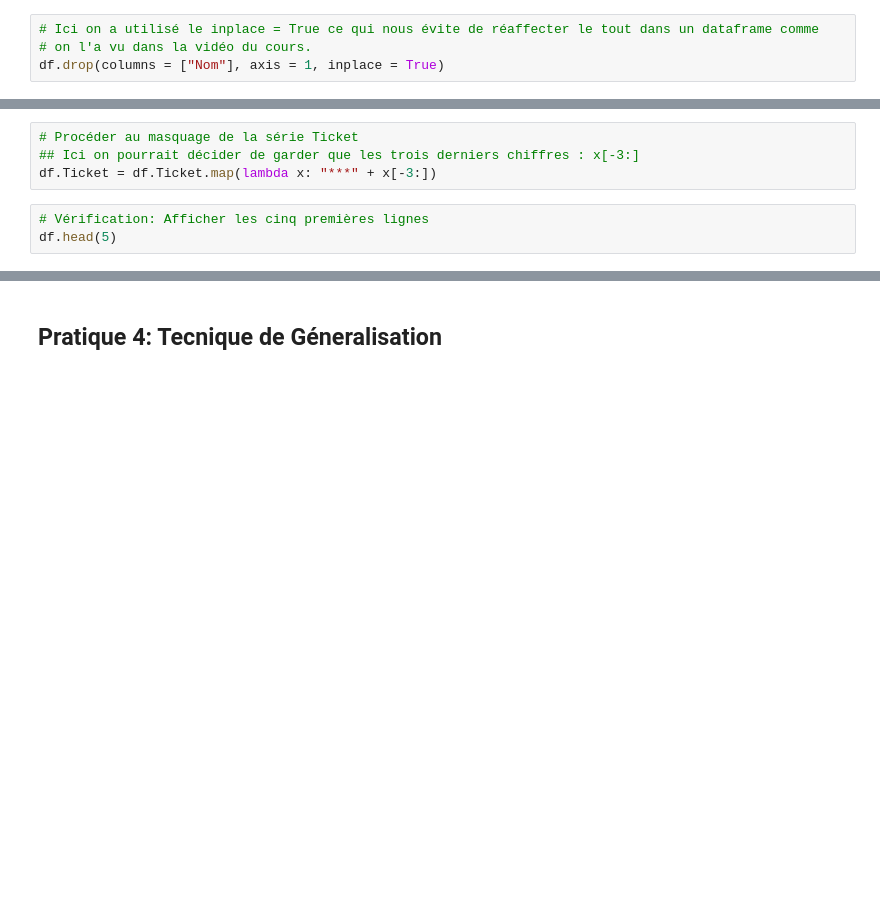
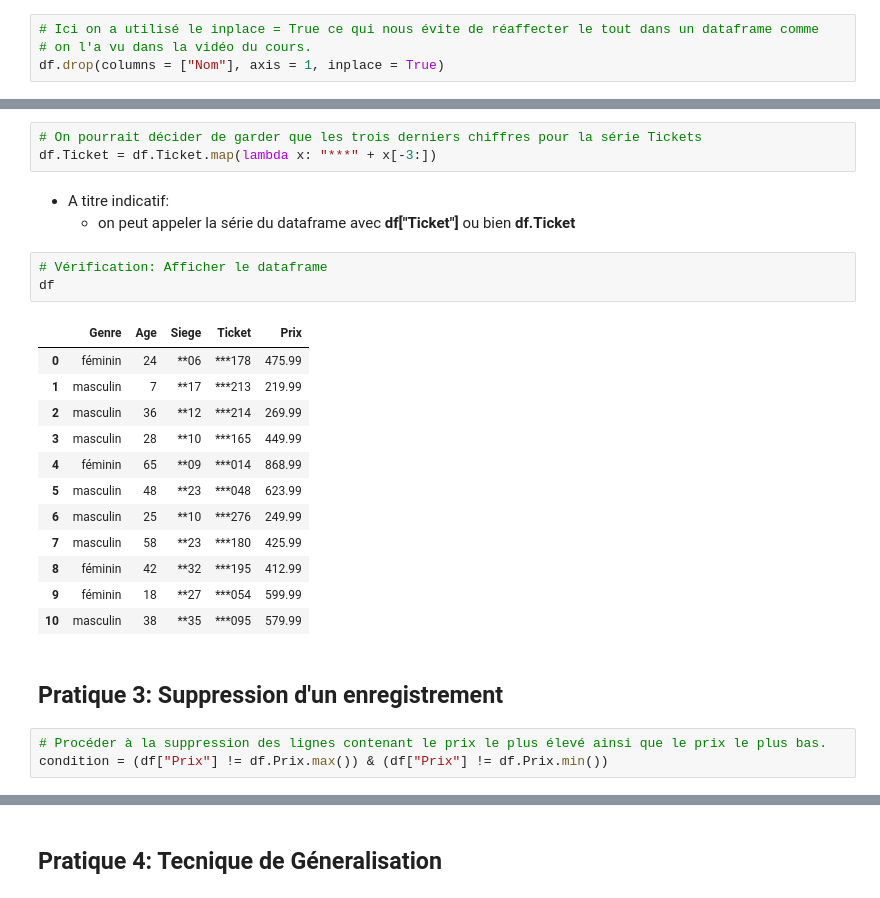
Before and after one commit to pia-fcse-bdeb/Cours-EDUlib, a Jupyter notebook: module-3/Exercices/pratiques_anonymisation.ipynb, the cells around one changed output, grey strips where cells are left out. Cells and saved outputs as stored; diff of their text form; blank space fills up the shorter version.

```diff
--- a/module-3/Exercices/pratiques_anonymisation.ipynb
+++ b/module-3/Exercices/pratiques_anonymisation.ipynb
@@ -98,7 +117,27 @@ df["Siège"] = df["Siège"].map(lambda x: "***" + x[1:])
 # %%
-# Procéder au masquage de la série Ticket
-## Ici on pourrait décider de garder que les trois derniers chiffres : x[-3:]
+# On pourrait décider de garder que les trois derniers chiffres pour la série Tickets
 df.Ticket = df.Ticket.map(lambda x: "***" + x[-3:])
+# %% [markdown]
+* A titre indicatif:
+    * on peut appeler la série du dataframe avec **df["Ticket"]** ou bien **df.Ticket**
 # %%
-# Vérification: Afficher les cinq premières lignes
-df.head(5)
+# Vérification: Afficher le dataframe
+df
+# %% [output]
+|  | Genre | Age | Siege | Ticket | Prix |
+| 0 | féminin | 24 | **06 | ***178 | 475.99 |
+| 1 | masculin | 7 | **17 | ***213 | 219.99 |
+| 2 | masculin | 36 | **12 | ***214 | 269.99 |
+| 3 | masculin | 28 | **10 | ***165 | 449.99 |
+| 4 | féminin | 65 | **09 | ***014 | 868.99 |
+| 5 | masculin | 48 | **23 | ***048 | 623.99 |
+| 6 | masculin | 25 | **10 | ***276 | 249.99 |
+| 7 | masculin | 58 | **23 | ***180 | 425.99 |
+| 8 | féminin | 42 | **32 | ***195 | 412.99 |
+| 9 | féminin | 18 | **27 | ***054 | 599.99 |
+| 10 | masculin | 38 | **35 | ***095 | 579.99 |
+# %% [markdown]
+## Pratique 3: Suppression d'un enregistrement
+# %%
+# Procéder à la suppression des lignes contenant le prix le plus élevé ainsi que le prix le plus bas.
+condition = (df["Prix"] != df.Prix.max()) & (df["Prix"] != df.Prix.min())
```
Also changed, not shown: parts of 37 cells of this notebook, 1 other file.
